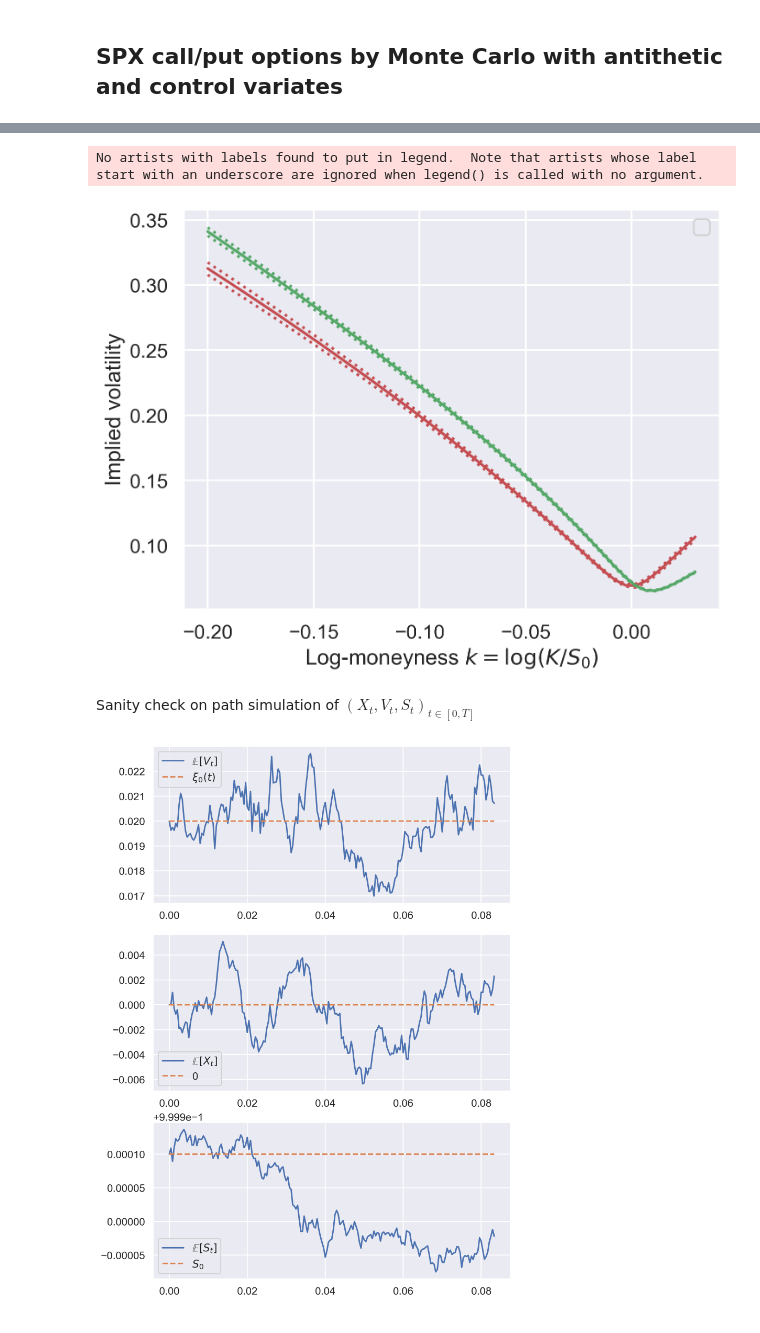
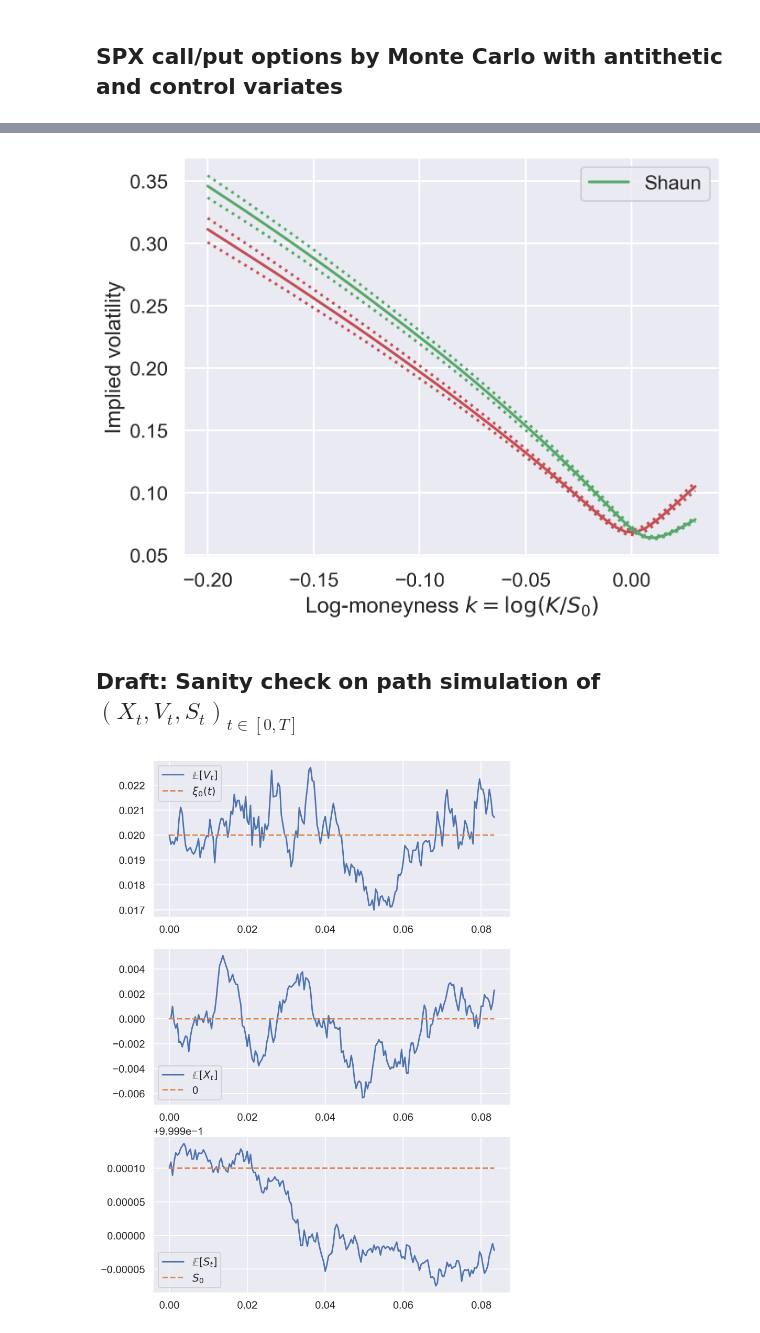
Before and after one commit to fbourgey/quintic-ou, a Jupyter notebook: quintic_ou.ipynb, the cells around one changed output, grey strips where cells are left out. Cells and saved outputs as stored; diff of their text form; code cells hidden in the pictures.

```diff
--- a/quintic_ou.ipynb
+++ b/quintic_ou.ipynb
@@ -154,8 +210,8 @@ $$
 $$
 # %%
 np.random.seed(SEED)
-n_steps = 200
-n_mc = 2 * 10**5
+n_steps = 600
+n_mc = 5 * 10**4
 w1 = quintic.gen_bm_path(n_steps, n_mc)
 w1 = np.insert(w1, 0, 0, axis=0)  # W_0 = 0
 # %%
@@ -224,4 +281,5 @@ impvols = quintic.simulate_quintic_ou(
     n_steps=n_steps,
     n_mc=n_mc,
     seed=SEED,
+    antithetic=False,
 )
@@ -246,20 +309,19 @@ impvols = quintic.simulate_quintic_ou(
 # %%
 fig, ax = plt.subplots()
 ax.plot(ks, impvols["otm_impvol"], "r-")
 ax.plot(ks, impvols["otm_impvol_high"], ":r")
 ax.plot(ks, impvols["otm_impvol_low"], ":r")
-ax.plot(ks, res["otm_impvol"], "g-")
+ax.plot(ks, res["otm_impvol"], "g-", label="Shaun")
 ax.plot(ks, res["otm_impvol_high"], ":g")
 ax.plot(ks, res["otm_impvol_low"], ":g")
 ax.set_xlabel(r"Log-moneyness $k = \log(K/S_0)$")
 ax.set_ylabel("Implied volatility")
 ax.legend()
 plt.show()
 # %% [output]
-No artists with labels found to put in legend.  Note that artists whose label start with an underscore are ignored when legend() is called with no argument.
-[figure, old version]
+[figure, new version]
 # %% [markdown]
-Sanity check on path simulation of $(X_t, V_t, S_t)_{t \in [0,T]}$
+## Draft: Sanity check on path simulation of $(X_t, V_t, S_t)_{t \in [0,T]}$
 # %%
 X, V, S = quintic.simulate_quintic_ou(
     params=params,
```
Also changed, not shown: parts of 11 cells of this notebook, 3 other files.
